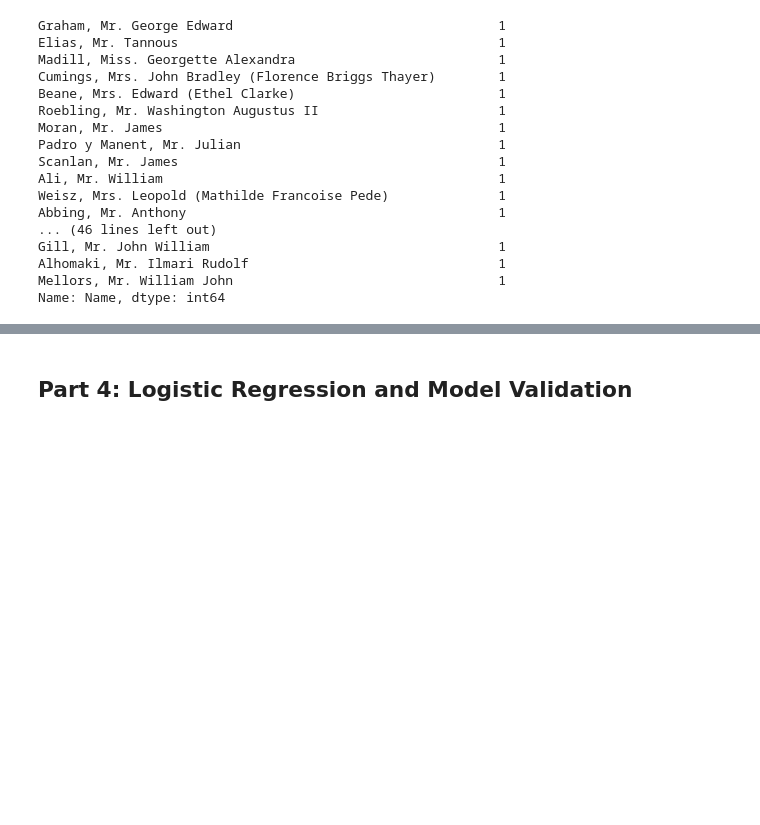
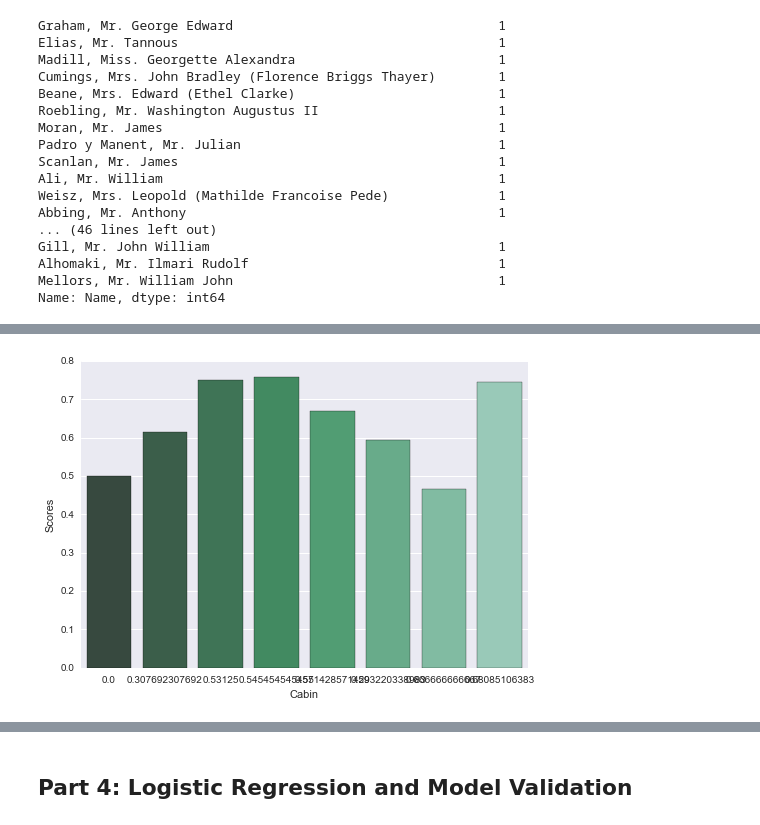
Before and after one commit to hudsonrio/GA_dsi-projects, a Jupyter notebook: projects/5th/Project5_working-age_dropped.ipynb, the cells around one changed output, grey strips where cells are left out. Cells and saved outputs as stored; diff of their text form; code cells hidden in the pictures; blank space fills up the shorter version.

Commit message:
capstone progress, data almost fully merged

```diff
--- a/projects/5th/Project5_working-age_dropped.ipynb
+++ b/projects/5th/Project5_working-age_dropped.ipynb
@@ -298,10 +300,22 @@ df['starboard'].value_counts()
 
 
 deck_dums = pd.get_dummies(df['deck'])
-df = pd.concat([df.drop('deck',axis=1),deck_dums], axis = 1)
+deck_df = df
+# df = pd.concat([df.drop('deck',axis=1),deck_dums], axis = 1) for testing decks
+df = pd.concat([df,deck_dums], axis = 1)
 # %%
 star_dums = pd.get_dummies(df['starboard'])
 
 star_dums.columns = ['port_cabin','starboard_cabin']
 # star_dums.head()
 df = pd.concat([df.drop('starboard',axis=1),star_dums], axis = 1)
+# %%
+#Looking at outcomes based on cabin number
+cabin_piv = pd.pivot_table(df, values=['Survived', 'starboard_cabin'], index=['deck'], aggfunc='mean', margins=True)
+cabin_piv.reset_index(inplace=1)
+# print(df[['C']==1].mean(), deck_df['Survived'].mean())
+# %%
+
+cabin_piv['Survived'] = cabin_piv['Survived'].apply(lambda x: float(x))
+cabin_piv['starboard_cabin'] = cabin_piv['starboard_cabin'].apply(lambda x: float(x))
+cabin_piv
@@ -307,0 +367,13 @@ df = pd.concat([df.drop('starboard',axis=1),star_dums], axis = 1)
+# %%
+sns.set(style='darkgrid')
+fig = plt.figure()
+ax = sns.barplot(x="starboard_cabin", y="Survived", data=cabin_piv, palette="BuGn_d")
+plt.xlabel('Cabin')
+plt.ylabel('Scores')
+# plt.tight_layout()
+# plt.legend(loc=False)
+plt.legend(bbox_to_anchor=(1.05, 1), loc=2, borderaxespad=0.)
+sns.despine(left=True)
+plt.show()
+# %% [output]
+[figure, added]
```
Also changed, not shown: parts of 47 cells of this notebook, 6 other files.
